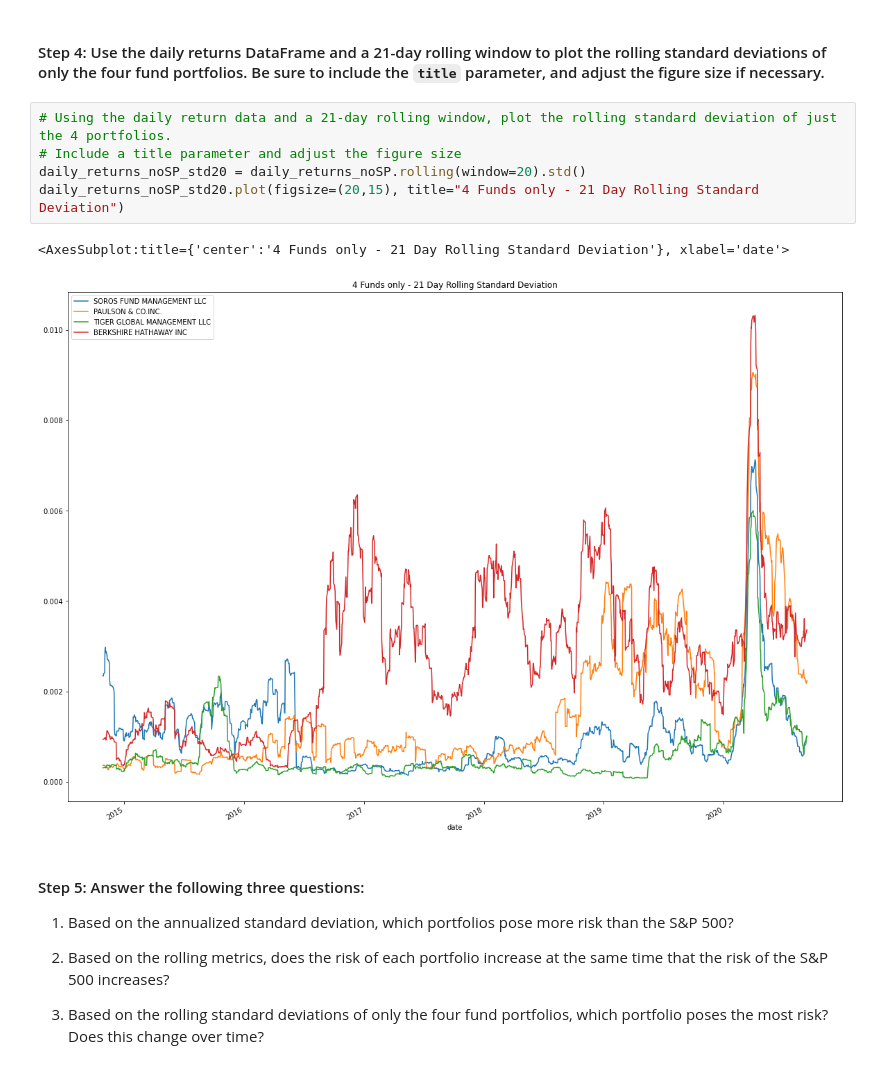
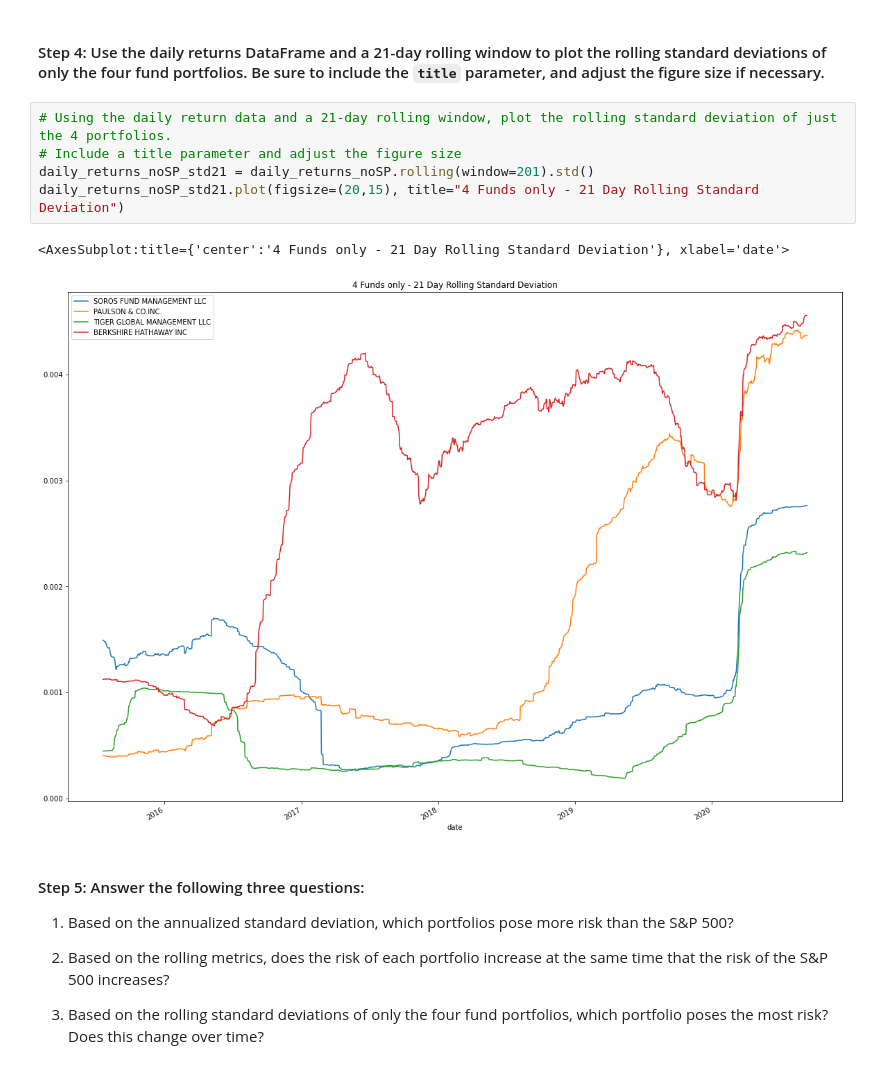
Before and after one commit to tembolo1284/ChallengeFiles_Part4_PaulLopez, a Jupyter notebook: risk_return_analysis.ipynb, the cells around one changed output. Saved outputs shown, nothing was run; the diff lists cells and outputs as text.

```diff
--- a/risk_return_analysis.ipynb
+++ b/risk_return_analysis.ipynb
@@ -298,11 +298,11 @@ daily_returns_std20.plot(figsize=(15,10), title="4 Funds and S&P 500 - 21 Day Ro
 # %%
 # Using the daily return data and a 21-day rolling window, plot the rolling standard deviation of just the 4 portfolios.
 # Include a title parameter and adjust the figure size
-daily_returns_noSP_std20 = daily_returns_noSP.rolling(window=20).std()
-daily_returns_noSP_std20.plot(figsize=(20,15), title="4 Funds only - 21 Day Rolling Standard Deviation")
+daily_returns_noSP_std21 = daily_returns_noSP.rolling(window=201).std()
+daily_returns_noSP_std21.plot(figsize=(20,15), title="4 Funds only - 21 Day Rolling Standard Deviation")
 # %% [output]
 <AxesSubplot:title={'center':'4 Funds only - 21 Day Rolling Standard Deviation'}, xlabel='date'>
-[figure, old version]
+[figure, new version]
 # %% [markdown]
 #### Step 5: Answer the following three questions:
 
```
Also changed, not shown: parts of 4 cells of this notebook, 1 other file.
